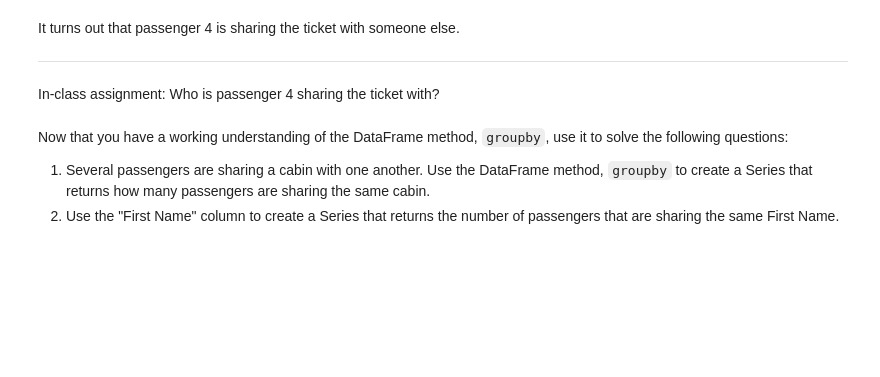
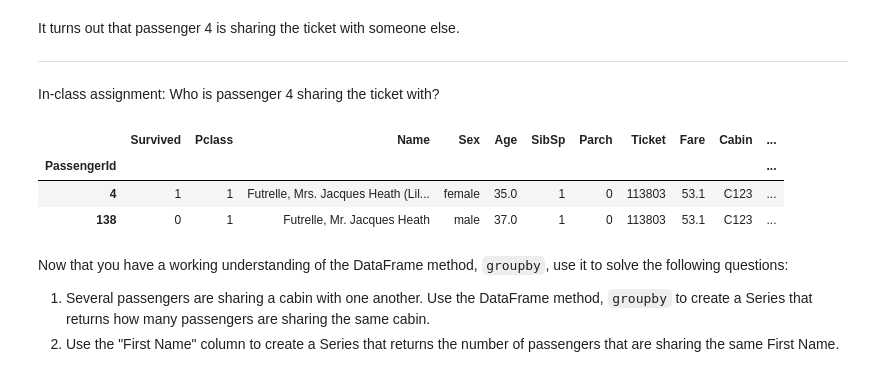
Before and after one commit to ngbolin/PythonProgrammingWorkshop, a Jupyter notebook: SMUMSE_ProgWorkshop_Lesson3.ipynb, the cells around one changed output. Cells and saved outputs as stored; diff of their text form; code cells hidden in the pictures; blank space fills up the shorter version.

```diff
--- a/SMUMSE_ProgWorkshop_Lesson3.ipynb
+++ b/SMUMSE_ProgWorkshop_Lesson3.ipynb
@@ -588,6 +728,13 @@ It turns out that passenger 4 is sharing the ticket with someone else.
 In-class assignment: Who is passenger 4 sharing the ticket with?
 # %%
 ## Your code here
+ticket_number = new_data['Ticket'].iloc[3]
+new_data[new_data['Ticket'] == ticket_number]
+# %% [output]
+|  | Survived | Pclass | Name | Sex | Age | SibSp | Parch | Ticket | Fare | Cabin | ... |
+| PassengerId |  |  |  |  |  |  |  |  |  |  | ... |
+| 4 | 1 | 1 | Futrelle, Mrs. Jacques Heath (Lil... | female | 35.0 | 1 | 0 | 113803 | 53.1 | C123 | ... |
+| 138 | 0 | 1 | Futrelle, Mr. Jacques Heath | male | 37.0 | 1 | 0 | 113803 | 53.1 | C123 | ... |
 # %% [markdown]
 Now that you have a working understanding of the DataFrame method, `groupby`, use it to solve the following questions:
 
```
Also changed, not shown: parts of 52 cells of this notebook.
